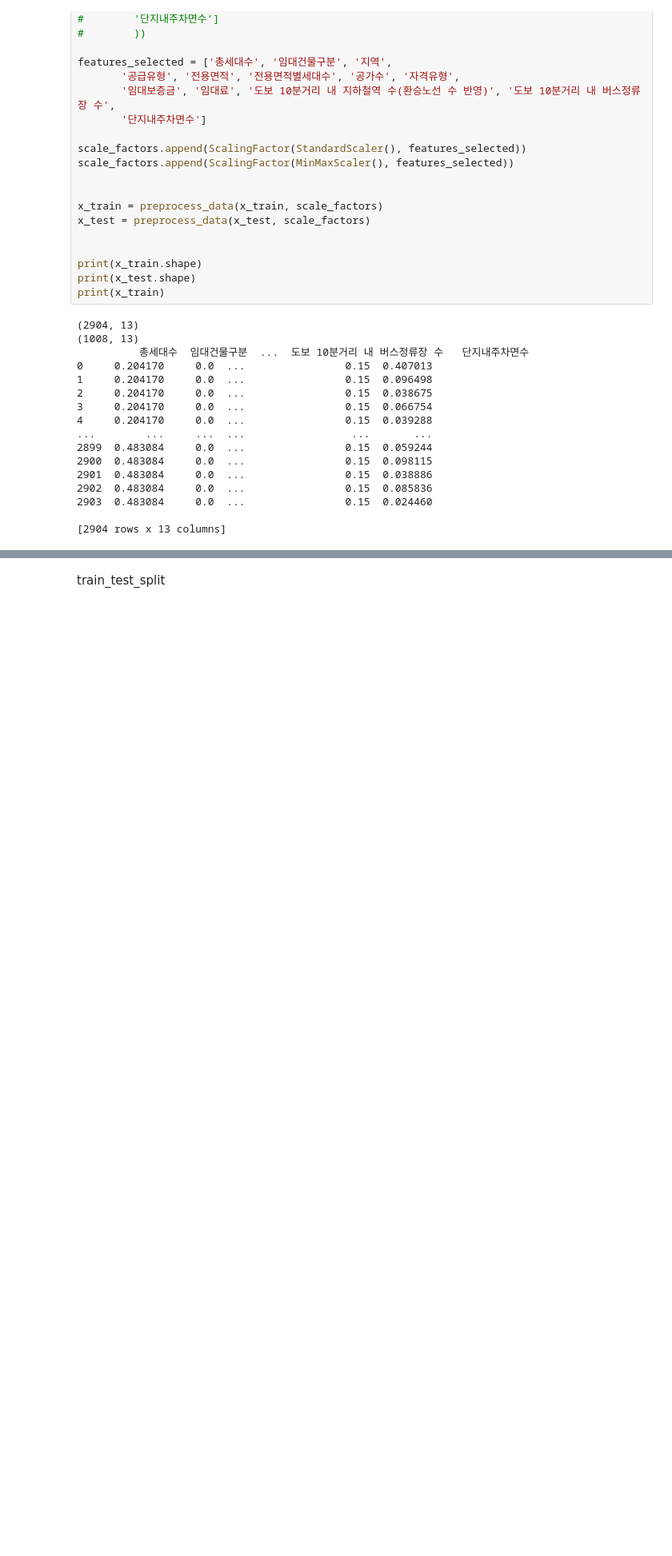
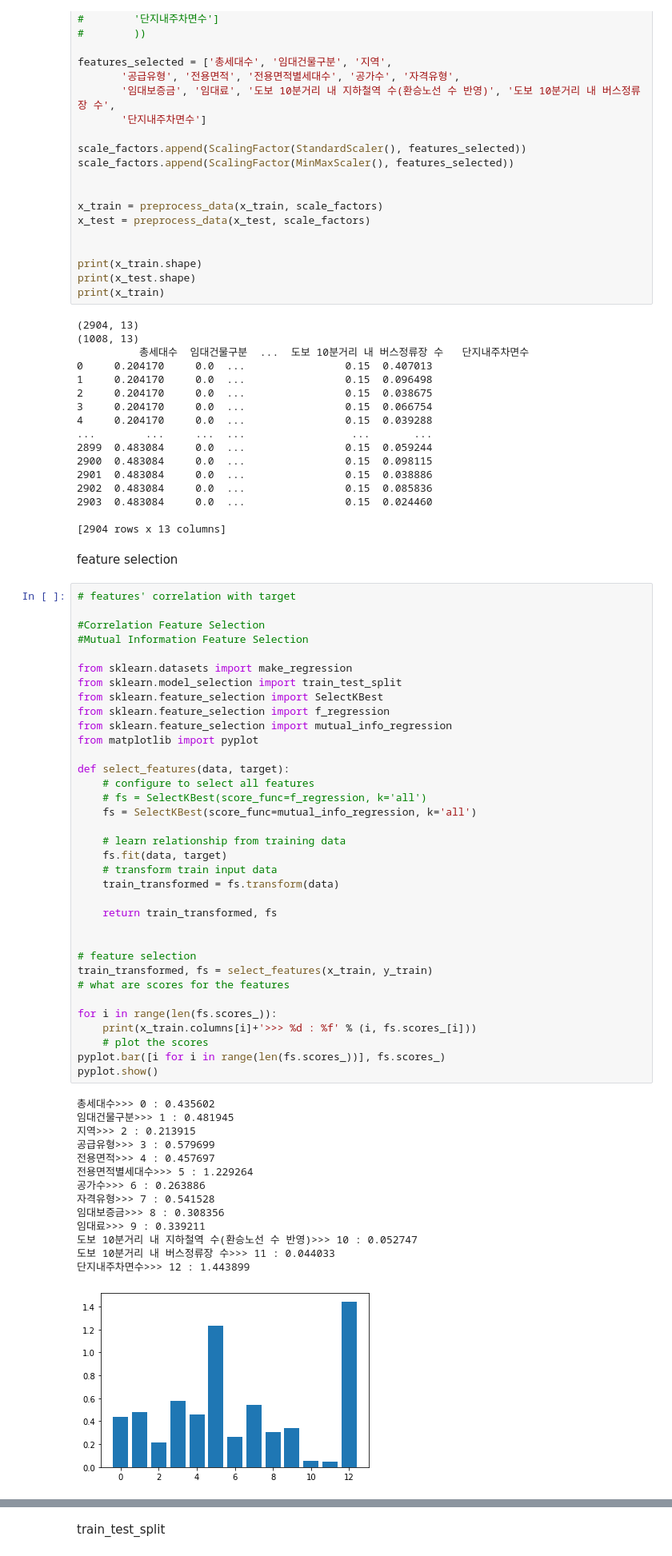
Before and after one commit to gogooma9/-_of_park, a Jupyter notebook: gogooma9/rf.ipynb, the cells around one changed output, grey strips where cells are left out. Shown at 80% size. Cells and saved outputs as stored; diff of their text form; blank space fills up the shorter version.

Commit message:
[RF] feature selection

```diff
--- a/gogooma9/rf.ipynb
+++ b/gogooma9/rf.ipynb
@@ -867,3 +867,55 @@ print(x_train)
 2903  0.483084     0.0  ...                0.15  0.024460
 
 [2904 rows x 13 columns]
+# %% [markdown]
+feature selection
+# %%
+# features' correlation with target
+
+#Correlation Feature Selection
+#Mutual Information Feature Selection
+
+from sklearn.datasets import make_regression
+from sklearn.model_selection import train_test_split
+from sklearn.feature_selection import SelectKBest
+from sklearn.feature_selection import f_regression
+from sklearn.feature_selection import mutual_info_regression
+from matplotlib import pyplot
+
+def select_features(data, target):
+    # configure to select all features
+    # fs = SelectKBest(score_func=f_regression, k='all')
+    fs = SelectKBest(score_func=mutual_info_regression, k='all')
+
+    # learn relationship from training data
+    fs.fit(data, target)
+    # transform train input data
+    train_transformed = fs.transform(data)
+
+    return train_transformed, fs
+
+
+# feature selection
+train_transformed, fs = select_features(x_train, y_train)
+# what are scores for the features
+
+for i in range(len(fs.scores_)):
+    print(x_train.columns[i]+'>>> %d : %f' % (i, fs.scores_[i]))
+    # plot the scores
+pyplot.bar([i for i in range(len(fs.scores_))], fs.scores_)
+pyplot.show()
+# %% [output]
+총세대수>>> 0 : 0.435602
+임대건물구분>>> 1 : 0.481945
+지역>>> 2 : 0.213915
+공급유형>>> 3 : 0.579699
+전용면적>>> 4 : 0.457697
+전용면적별세대수>>> 5 : 1.229264
+공가수>>> 6 : 0.263886
+자격유형>>> 7 : 0.541528
+임대보증금>>> 8 : 0.308356
+임대료>>> 9 : 0.339211
+도보 10분거리 내 지하철역 수(환승노선 수 반영)>>> 10 : 0.052747
+도보 10분거리 내 버스정류장 수>>> 11 : 0.044033
+단지내주차면수>>> 12 : 1.443899
+[figure, added]
```
Also changed, not shown: parts of 8 cells of this notebook.
